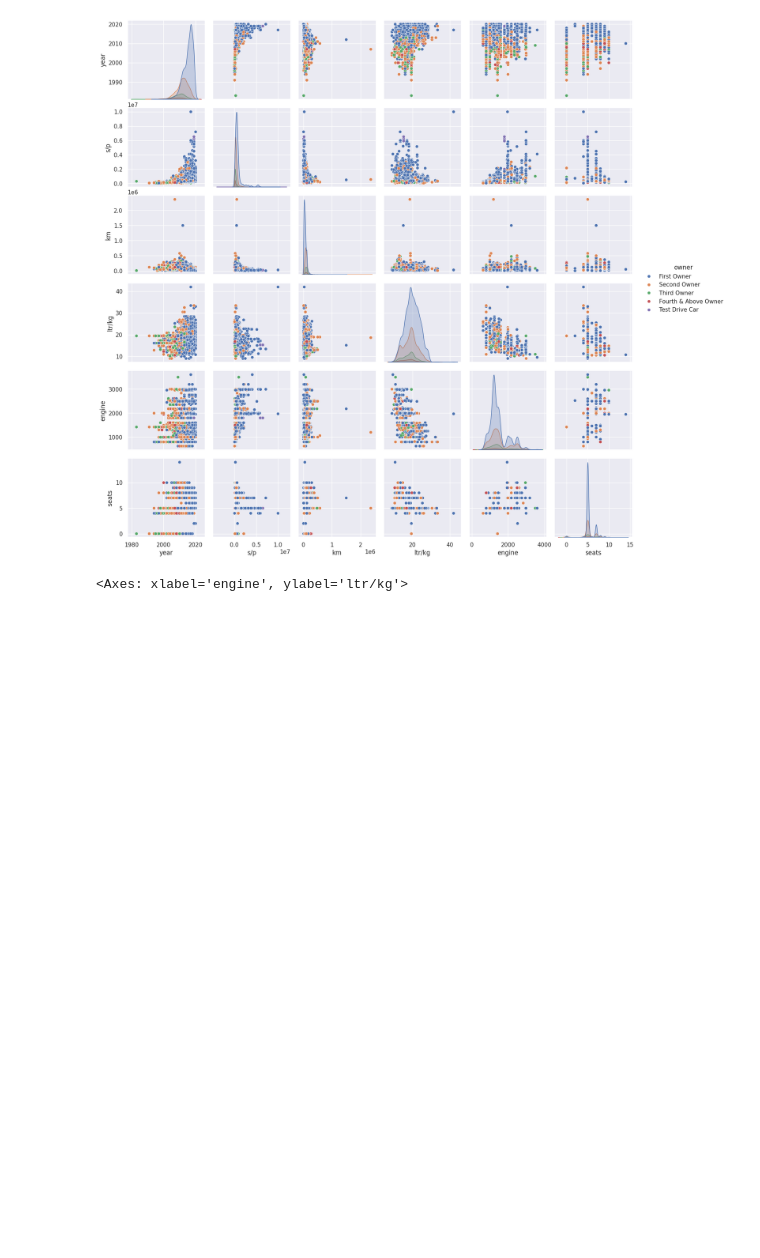
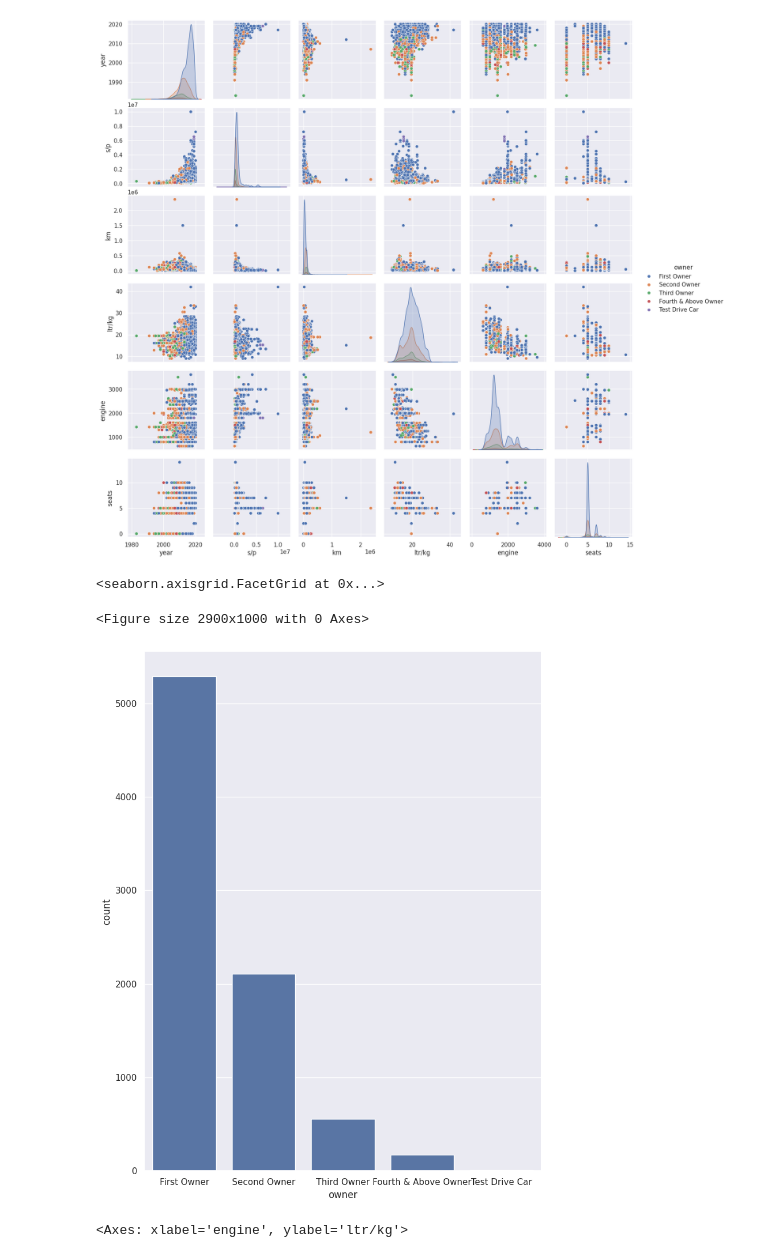
Before and after one commit to Truth300/truth_data, a Jupyter notebook: carprice_prediction.ipynb, the cells around one changed output. Cells and saved outputs as stored; diff of their text form; code cells hidden in the pictures; blank space fills up the shorter version.

```diff
--- a/carprice_prediction.ipynb
+++ b/carprice_prediction.ipynb
@@ -127,3 +147,12 @@ sns.factorplot('year',)
+# %%
+import matplotlib.pyplot as plt
+import seaborn as sns
+plt.figure(figsize=(29,10))
+sns.catplot(x="owner", data=df, kind="count", height=10, aspect=.8)
+# %% [output]
+<seaborn.axisgrid.FacetGrid at 0x...>
+<Figure size 2900x1000 with 0 Axes>
+[figure, added]
 # %%
 sns.scatterplot(x=df['engine'],y=df['ltr/kg'])
 # %% [output]
```
Also changed, not shown: parts of 5 cells of this notebook.
